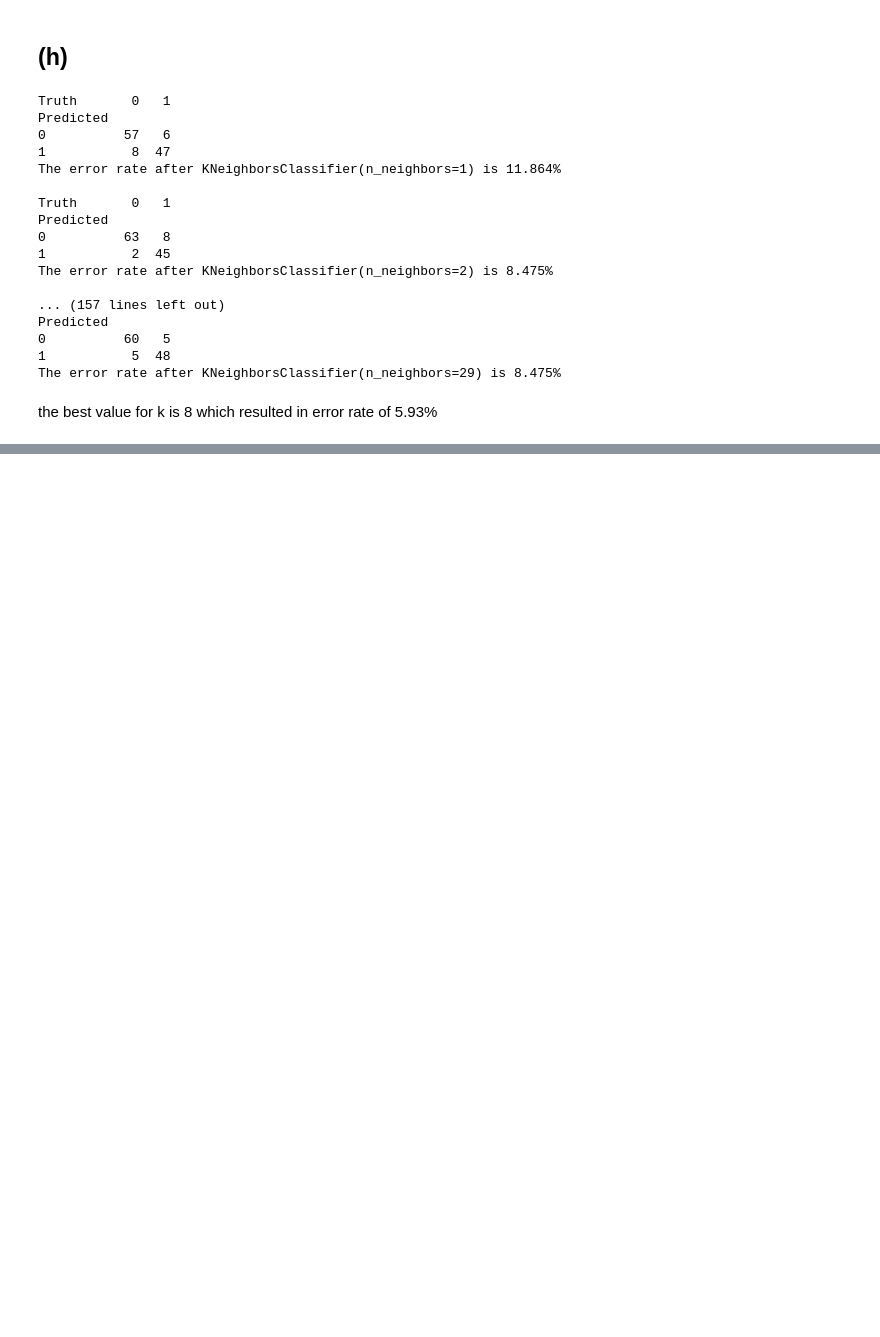
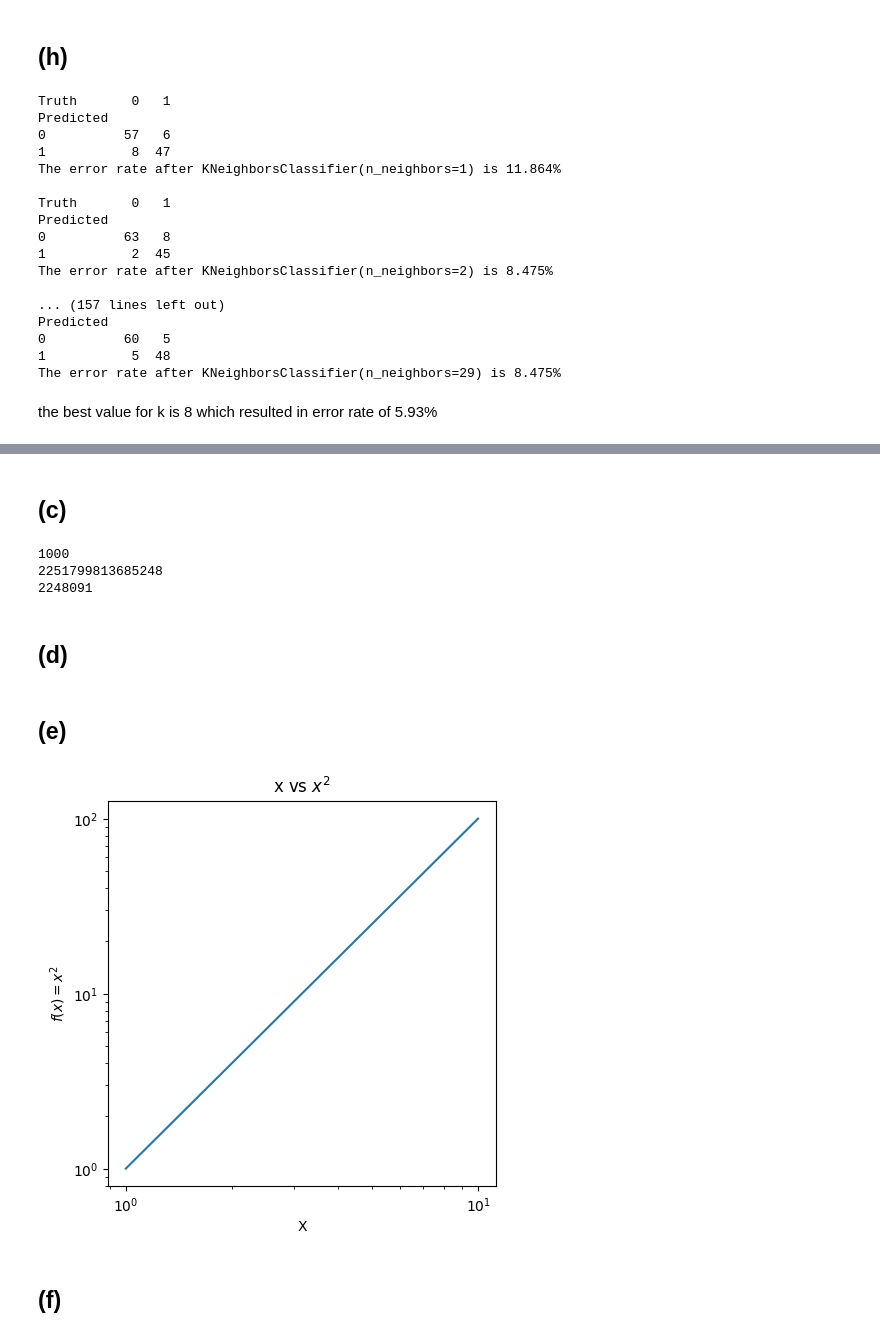
Before and after one commit to sandeshach987/ISLP, a Jupyter notebook: Chapter_4/exercise_4.ipynb, the cells around one changed output, grey strips where cells are left out. Saved outputs shown, nothing was run; the diff lists cells and outputs as text; code cells hidden in the pictures; blank space fills up the shorter version.

```diff
--- a/Chapter_4/exercise_4.ipynb
+++ b/Chapter_4/exercise_4.ipynb
@@ -534,0 +557,32 @@ the best value for k is 8 which resulted in error rate of 5.93%
+# %% [markdown]
+## (c)
+# %%
+power2(10,3), power2(8,17), power2(131,3);
+# %% [output]
+1000
+2251799813685248
+2248091
+# %% [markdown]
+## (d)
+# %%
+def power3(x, a):
+    '''returns the result x**a'''
+    result = x**a
+    return result
+# %% [markdown]
+## (e)
+# %%
+fig, ax = subplots(figsize=(5,5))
+x = np.arange(1,11)
+y = power3(x,2)
+ax.plot(x,y)
+ax.set_xlabel('X')
+ax.set_ylabel('$f(x) = x^2$')
+ax.set_xscale('log')
+ax.set_yscale('log')
+ax.set_title('x vs $x^2$')
+plt.show()
+# %% [output]
+[figure, added]
+# %% [markdown]
+## (f)
```
Also changed, not shown: parts of 9 cells of this notebook.
